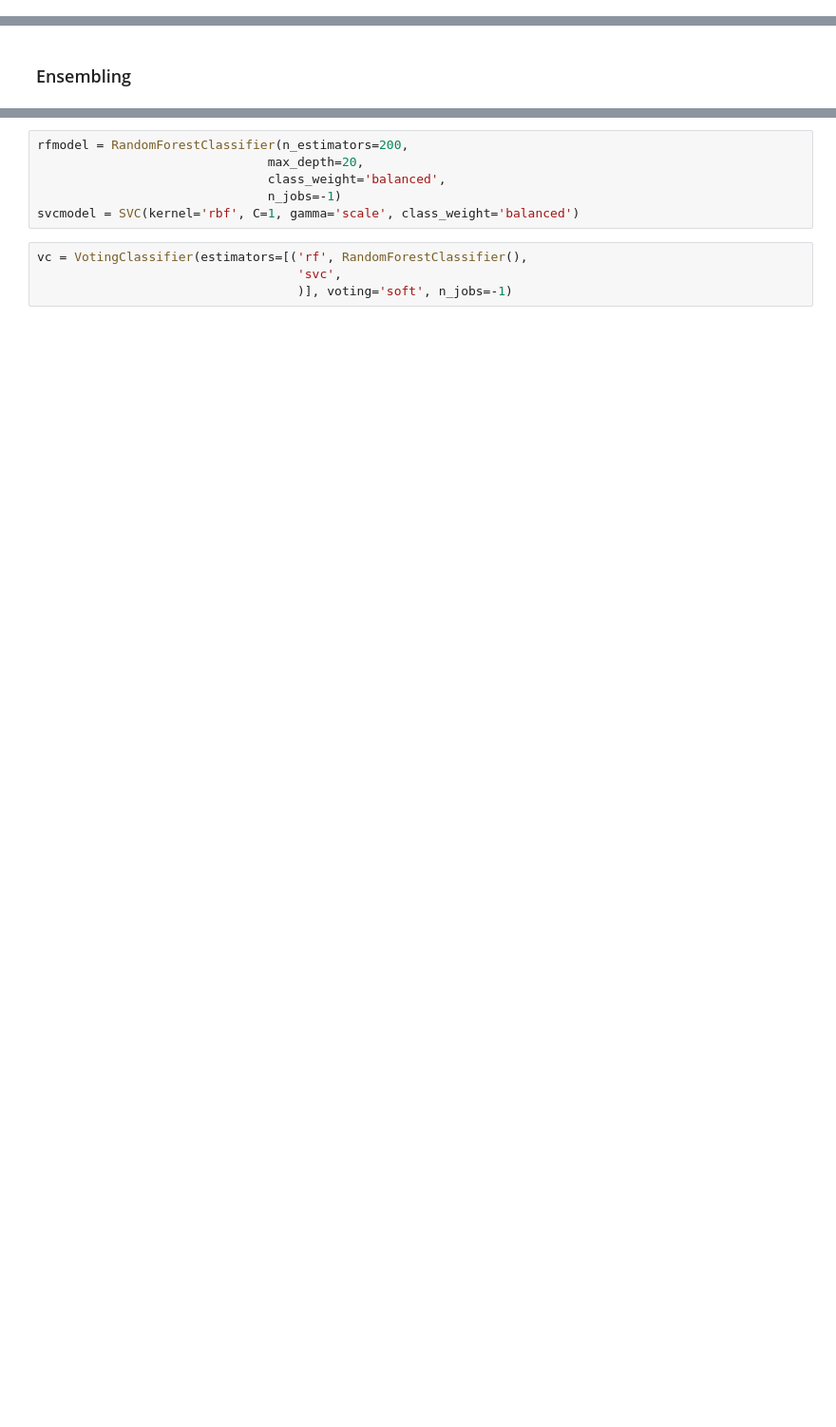
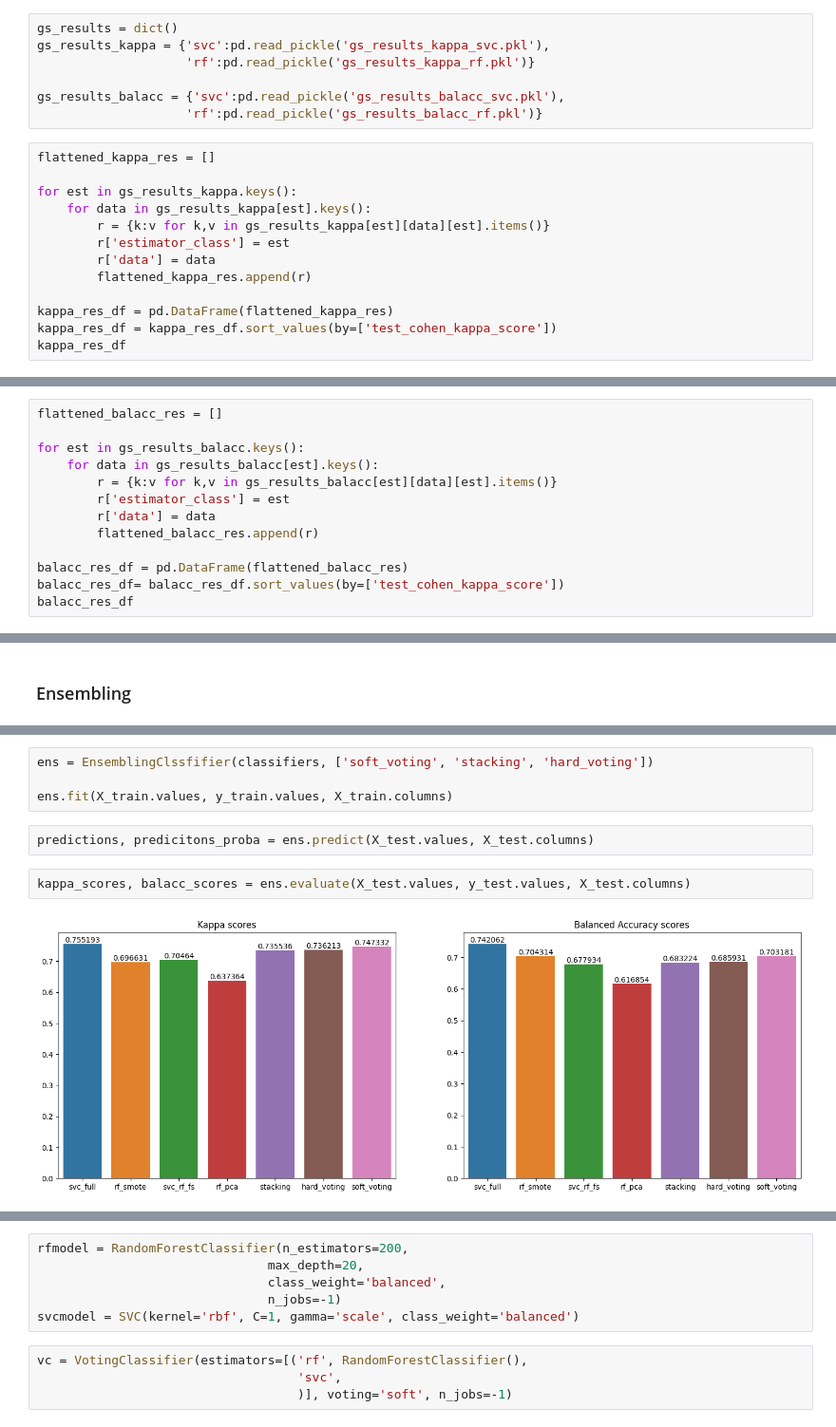
Before and after one commit to manasikattel/skin-lesion-cad, a Jupyter notebook: notebooks/ValidationResults.ipynb, the cells around one changed output, grey strips where cells are left out. Shown at 95% size. Cells and saved outputs as stored; diff of their text form; blank space fills up the shorter version.

```diff
--- a/notebooks/ValidationResults.ipynb
+++ b/notebooks/ValidationResults.ipynb
@@ -998,0 +901,20 @@ pd.to_pickle(gs_results, 'gs_results.pkl')
+# %%
+gs_results = dict()
+gs_results_kappa = {'svc':pd.read_pickle('gs_results_kappa_svc.pkl'),
+                    'rf':pd.read_pickle('gs_results_kappa_rf.pkl')}
+
+gs_results_balacc = {'svc':pd.read_pickle('gs_results_balacc_svc.pkl'),
+                    'rf':pd.read_pickle('gs_results_balacc_rf.pkl')}
+# %%
+flattened_kappa_res = []
+
+for est in gs_results_kappa.keys():
+    for data in gs_results_kappa[est].keys():
+        r = {k:v for k,v in gs_results_kappa[est][data][est].items()}
+        r['estimator_class'] = est
+        r['data'] = data
+        flattened_kappa_res.append(r)
+
+kappa_res_df = pd.DataFrame(flattened_kappa_res)
+kappa_res_df = kappa_res_df.sort_values(by=['test_cohen_kappa_score'])
+kappa_res_df
@@ -998,0 +931,13 @@ pd.to_pickle(gs_results, 'gs_results.pkl')
+# %%
+flattened_balacc_res = []
+
+for est in gs_results_balacc.keys():
+    for data in gs_results_balacc[est].keys():
+        r = {k:v for k,v in gs_results_balacc[est][data][est].items()}
+        r['estimator_class'] = est
+        r['data'] = data
+        flattened_balacc_res.append(r)
+
+balacc_res_df = pd.DataFrame(flattened_balacc_res)
+balacc_res_df= balacc_res_df.sort_values(by=['test_cohen_kappa_score'])
+balacc_res_df
@@ -1000,0 +1140,10 @@ pd.to_pickle(gs_results, 'gs_results.pkl')
+# %%
+ens = EnsemblingClssfifier(classifiers, ['soft_voting', 'stacking', 'hard_voting'])
+
+ens.fit(X_train.values, y_train.values, X_train.columns)
+# %%
+predictions, predicitons_proba = ens.predict(X_test.values, X_test.columns)
+# %%
+kappa_scores, balacc_scores = ens.evaluate(X_test.values, y_test.values, X_test.columns)
+# %% [output]
+[figure, added]
```
Also changed, not shown: parts of 28 cells of this notebook, 5 other files.
